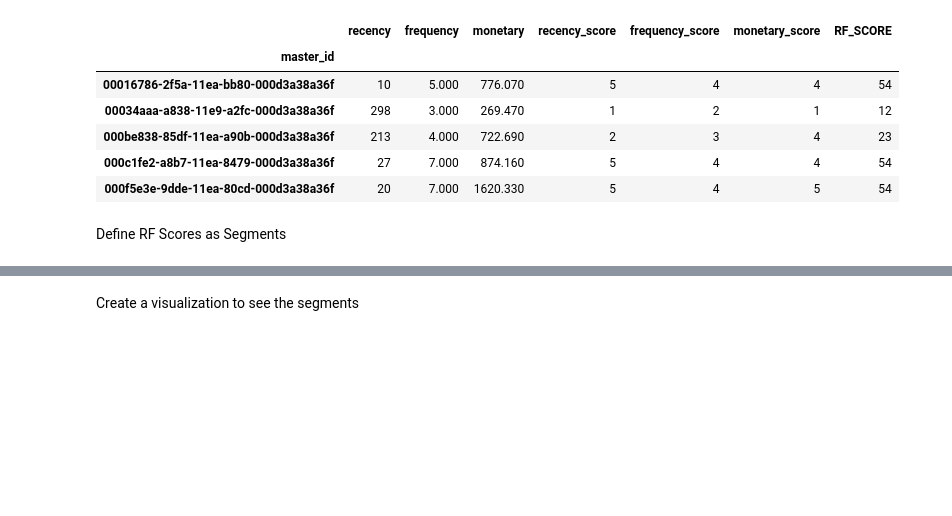
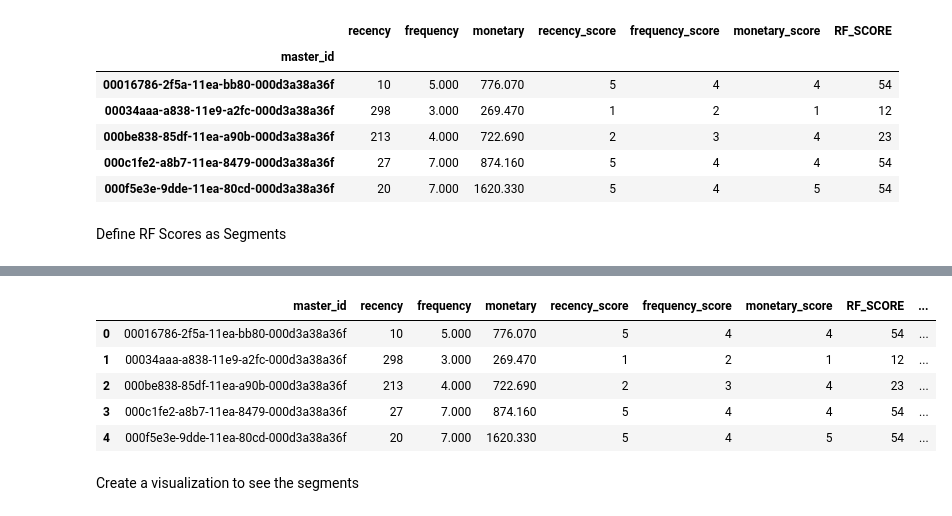
Before and after one commit to dilekdd/RFM_Analysis_Flo, a Jupyter notebook: rfm-analysis-flo.ipynb, the cells around one changed output, grey strips where cells are left out. Drawn from its saved outputs; the diff is of its cells as text; code cells hidden in the pictures; blank space fills up the shorter version.

```diff
--- a/rfm-analysis-flo.ipynb
+++ b/rfm-analysis-flo.ipynb
@@ -342,3 +333,14 @@ rfm.head()
+# %%
+rfm = rfm.reset_index()
+
+rfm.head()
+# %% [output]
+|  | master_id | recency | frequency | monetary | recency_score | frequency_score | monetary_score | RF_SCORE | ... |
+| 0 | 00016786-2f5a-11ea-bb80-000d3a38a36f | 10 | 5.000 | 776.070 | 5 | 4 | 4 | 54 | ... |
+| 1 | 00034aaa-a838-11e9-a2fc-000d3a38a36f | 298 | 3.000 | 269.470 | 1 | 2 | 1 | 12 | ... |
+| 2 | 000be838-85df-11ea-a90b-000d3a38a36f | 213 | 4.000 | 722.690 | 2 | 3 | 4 | 23 | ... |
+| 3 | 000c1fe2-a8b7-11ea-8479-000d3a38a36f | 27 | 7.000 | 874.160 | 5 | 4 | 4 | 54 | ... |
+| 4 | 000f5e3e-9dde-11ea-80cd-000d3a38a36f | 20 | 7.000 | 1620.330 | 5 | 4 | 5 | 54 | ... |
 # %% [markdown]
 Create a visualization to see the segments
 # %%
```
Also changed, not shown: parts of 1 cell of this notebook.
